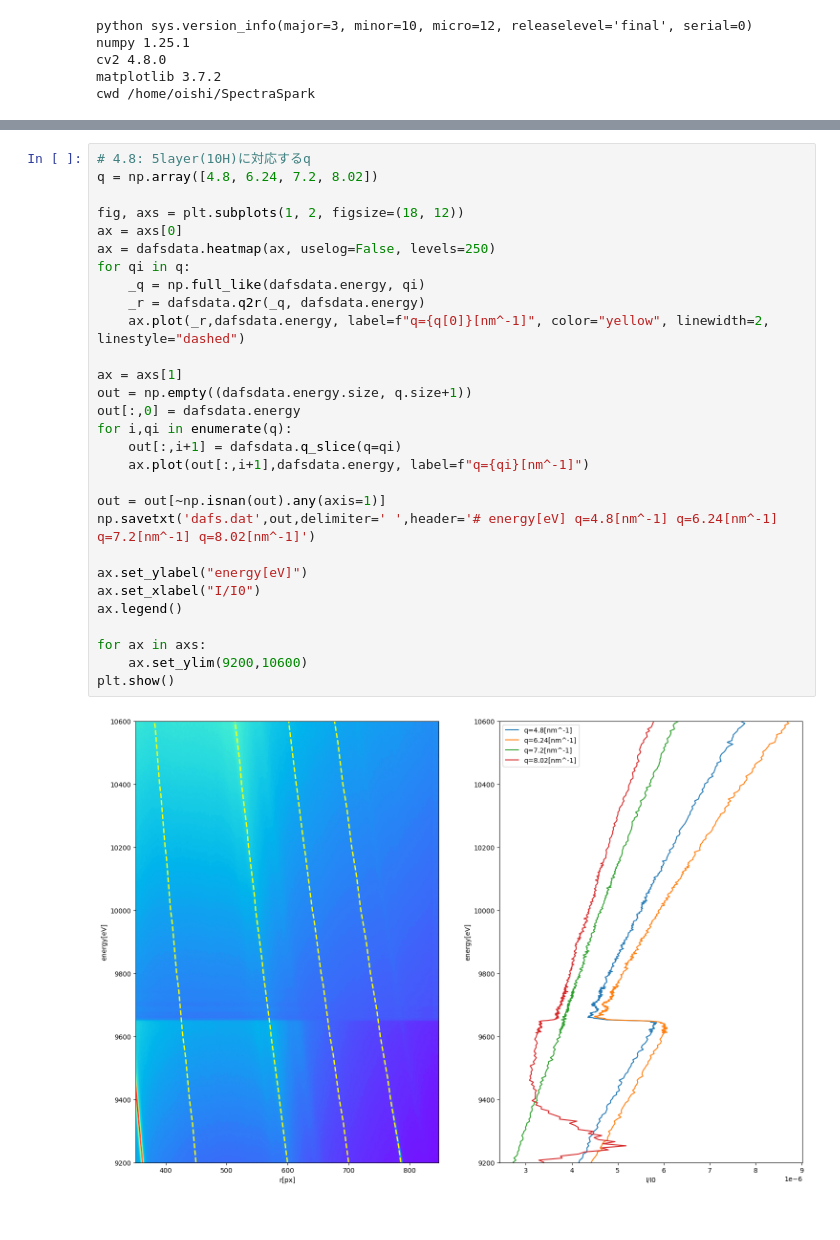
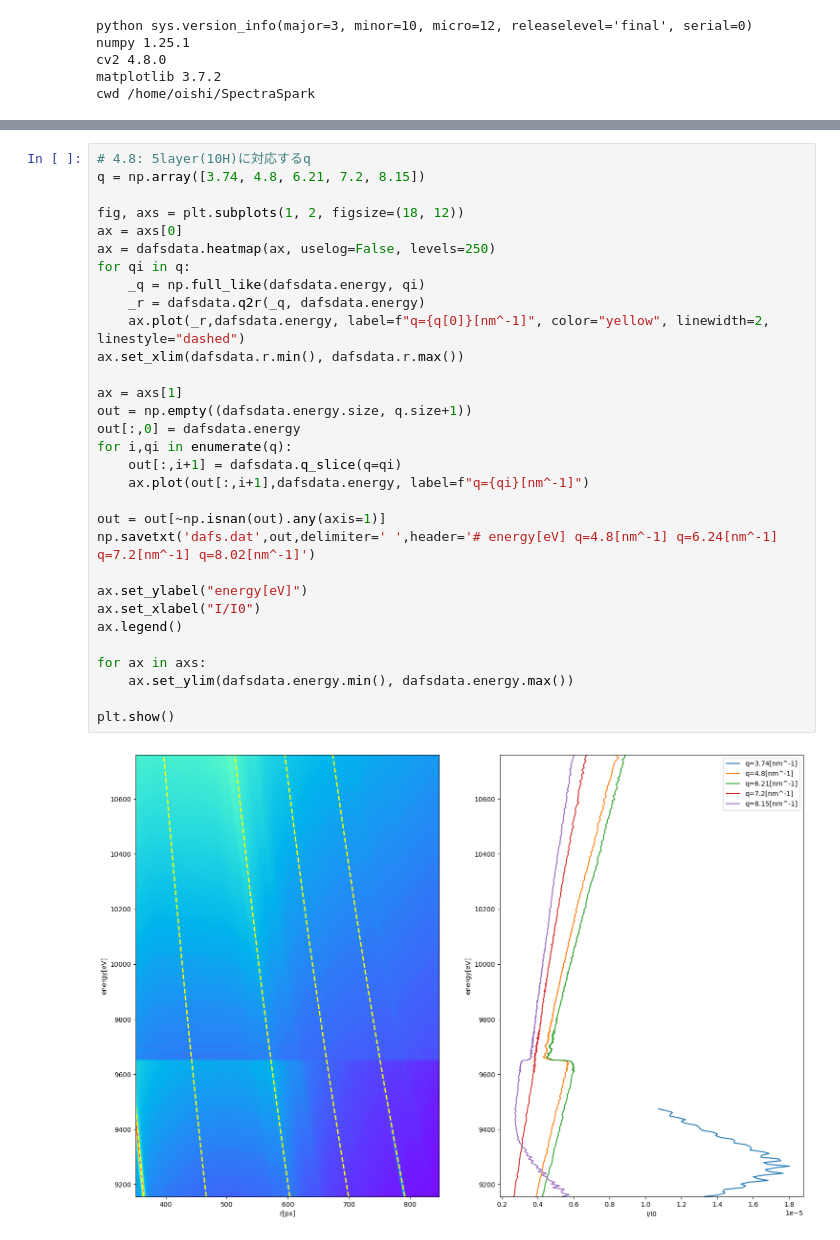
Before and after one commit to jun-oishi/pilatus_handler, a Jupyter notebook: test.ipynb, the cells around one changed output, grey strips where cells are left out. Drawn from its saved outputs; the diff is of its cells as text.

```diff
--- a/test.ipynb
+++ b/test.ipynb
@@ -74,31 +74,33 @@ print(dafsdata.r2q(r,np.full_like(r,9200)))
 # %%
 # 4.8: 5layer(10H)に対応するq
-q = np.array([4.8, 6.24, 7.2, 8.02])
+q = np.array([3.74, 4.8, 6.21, 7.2, 8.15])
 
 fig, axs = plt.subplots(1, 2, figsize=(18, 12))
 ax = axs[0]
 ax = dafsdata.heatmap(ax, uselog=False, levels=250)
 for qi in q:
     _q = np.full_like(dafsdata.energy, qi)
     _r = dafsdata.q2r(_q, dafsdata.energy)
     ax.plot(_r,dafsdata.energy, label=f"q={q[0]}[nm^-1]", color="yellow", linewidth=2, linestyle="dashed")
+ax.set_xlim(dafsdata.r.min(), dafsdata.r.max())
 
 ax = axs[1]
 out = np.empty((dafsdata.energy.size, q.size+1))
 out[:,0] = dafsdata.energy
 for i,qi in enumerate(q):
     out[:,i+1] = dafsdata.q_slice(q=qi)
     ax.plot(out[:,i+1],dafsdata.energy, label=f"q={qi}[nm^-1]")
 
 out = out[~np.isnan(out).any(axis=1)]
 np.savetxt('dafs.dat',out,delimiter=' ',header='# energy[eV] q=4.8[nm^-1] q=6.24[nm^-1] q=7.2[nm^-1] q=8.02[nm^-1]')
 
 ax.set_ylabel("energy[eV]")
 ax.set_xlabel("I/I0")
 ax.legend()
 
 for ax in axs:
-    ax.set_ylim(9200,10600)
+    ax.set_ylim(dafsdata.energy.min(), dafsdata.energy.max())
+
 plt.show()
 # %% [output]
-[figure, old version]
+[figure, new version]
```
Also changed, not shown: parts of 6 cells of this notebook, 1 other file.
